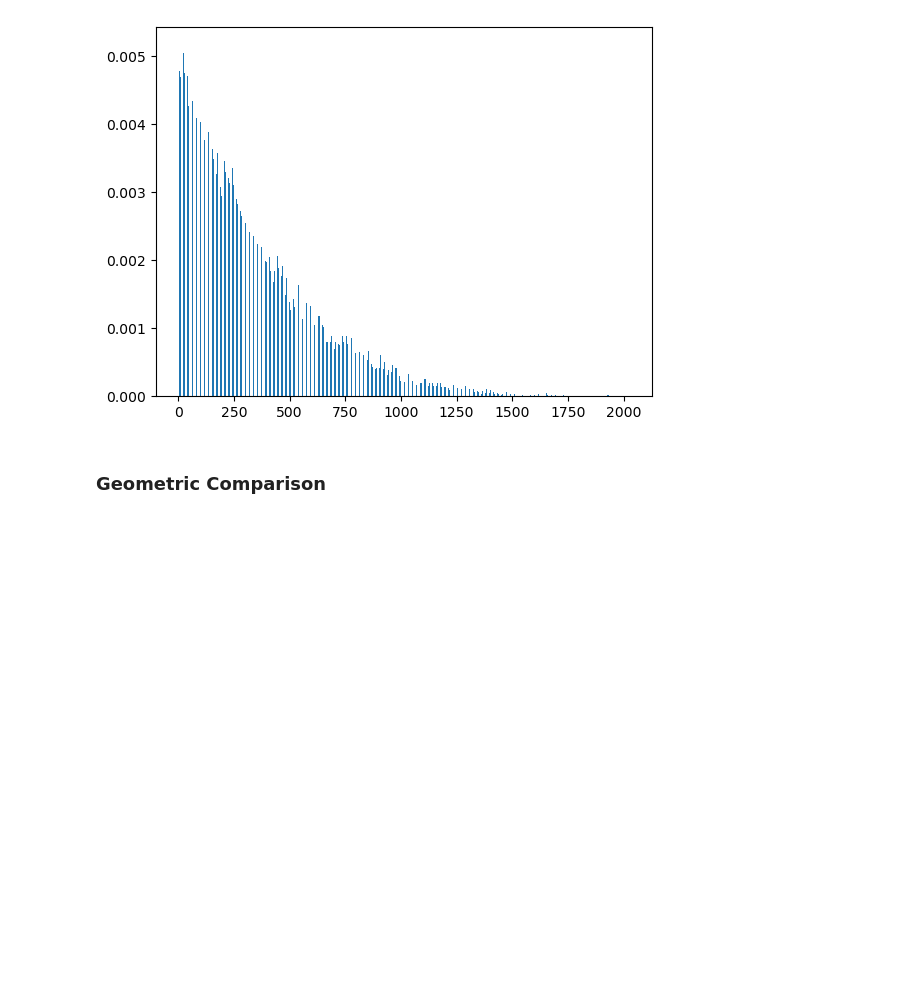
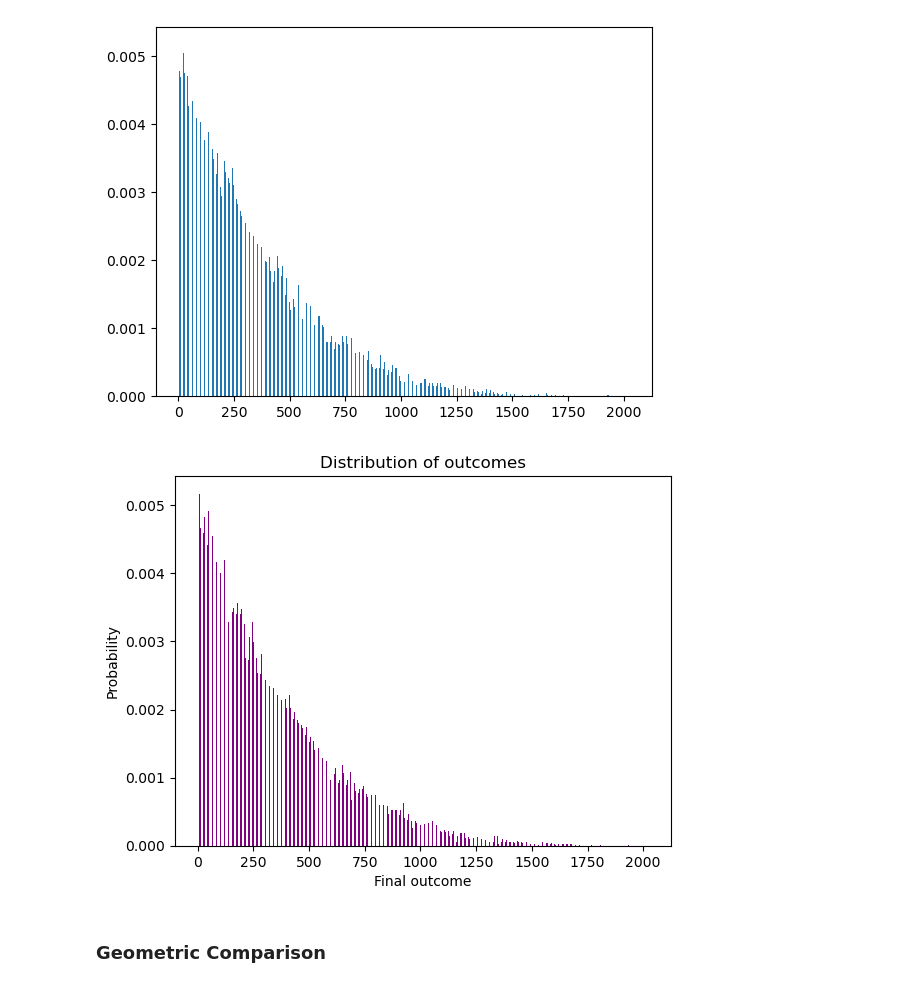
Before and after one commit to ArkinF/MA3K7, a Jupyter notebook: MA3K7 Assignment3.ipynb, the cells around one changed output. Saved outputs shown, nothing was run; the diff lists cells and outputs as text; code cells hidden in the pictures; blank space fills up the shorter version.

```diff
--- a/MA3K7 Assignment3.ipynb
+++ b/MA3K7 Assignment3.ipynb
@@ -81,6 +92,14 @@ plt.bar([i for i in range(n+1)], points2)
 plt.show()
 # %% [output]
 [figure]
+# %%
+plt.bar([i for i in range(2025)], points2, color='purple')
+plt.title('Distribution of outcomes')
+plt.ylabel('Probability')
+plt.xlabel('Final outcome')
+plt.show()
+# %% [output]
+[figure, added]
 # %% [markdown]
 ### Geometric Comparison
 # %%
```
Also changed, not shown: parts of 9 cells of this notebook.
